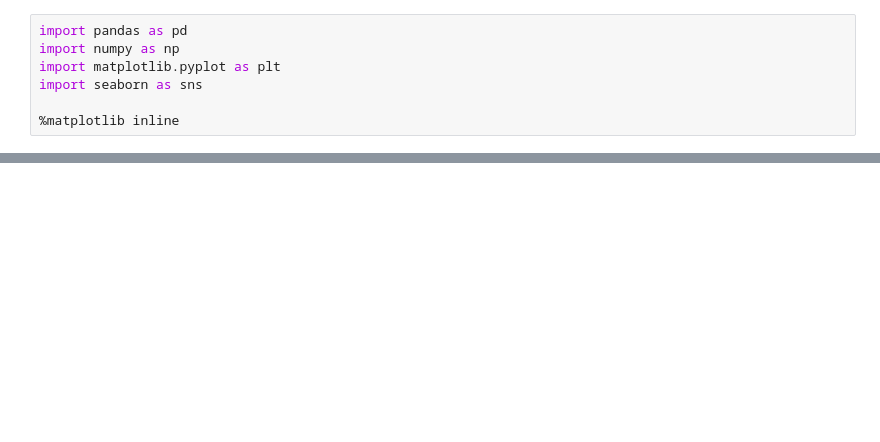
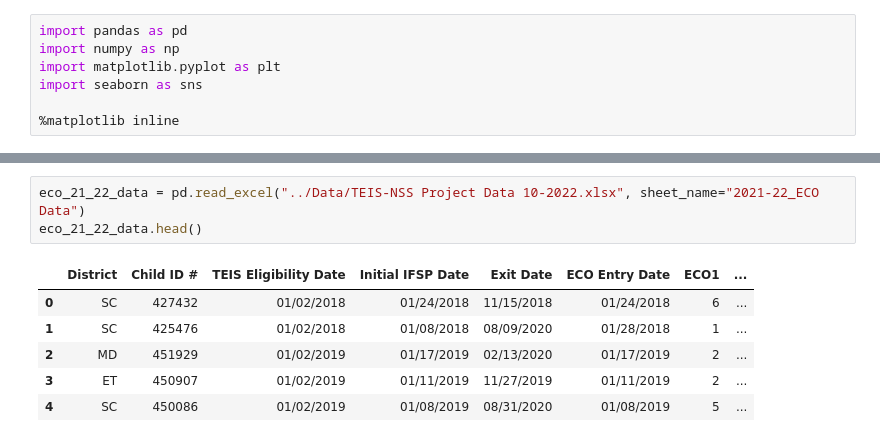
Before and after one commit to NSS-Data-Analytics-Cohort-7/didd-newbalancesonthebloc, a Jupyter notebook: Notebook/Partner_Project_2.ipynb, the cells around one changed output, grey strips where cells are left out. Saved outputs shown, nothing was run; the diff lists cells and outputs as text; blank space fills up the shorter version.

```diff
--- a/Notebook/Partner_Project_2.ipynb
+++ b/Notebook/Partner_Project_2.ipynb
@@ -12,0 +24,10 @@ FileNotFoundError: [Errno 2] No such file or directory: '../Data/TEIS-NSS Projec
+# %%
+eco_21_22_data = pd.read_excel("../Data/TEIS-NSS Project Data 10-2022.xlsx", sheet_name="2021-22_ECO Data")
+eco_21_22_data.head()
+# %% [output]
+|  | District | Child ID # | TEIS Eligibility Date | Initial IFSP Date | Exit Date | ECO Entry Date | ECO1 | ... |
+| 0 | SC | 427432 | 01/02/2018 | 01/24/2018 | 11/15/2018 | 01/24/2018 | 6 | ... |
+| 1 | SC | 425476 | 01/02/2018 | 01/08/2018 | 08/09/2020 | 01/28/2018 | 1 | ... |
+| 2 | MD | 451929 | 01/02/2019 | 01/17/2019 | 02/13/2020 | 01/17/2019 | 2 | ... |
+| 3 | ET | 450907 | 01/02/2019 | 01/11/2019 | 11/27/2019 | 01/11/2019 | 2 | ... |
+| 4 | SC | 450086 | 01/02/2019 | 01/08/2019 | 08/31/2020 | 01/08/2019 | 5 | ... |
```
Also changed, not shown: parts of 16 cells of this notebook.
